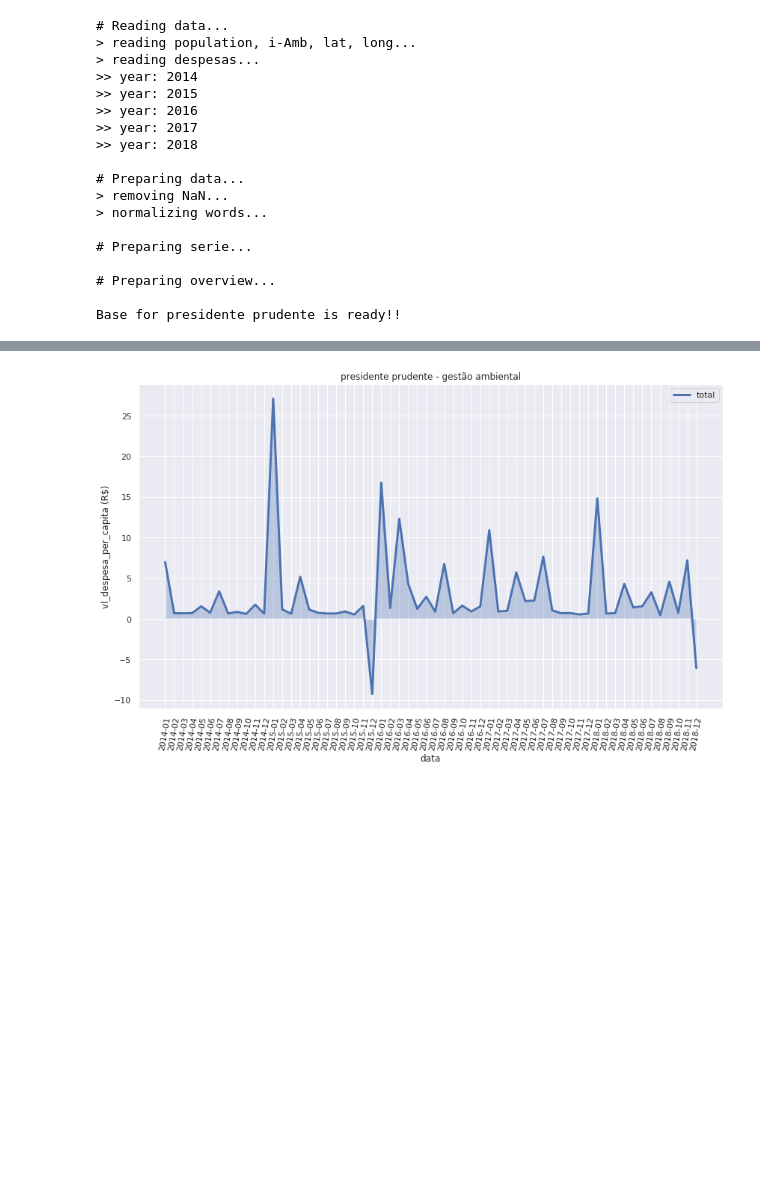
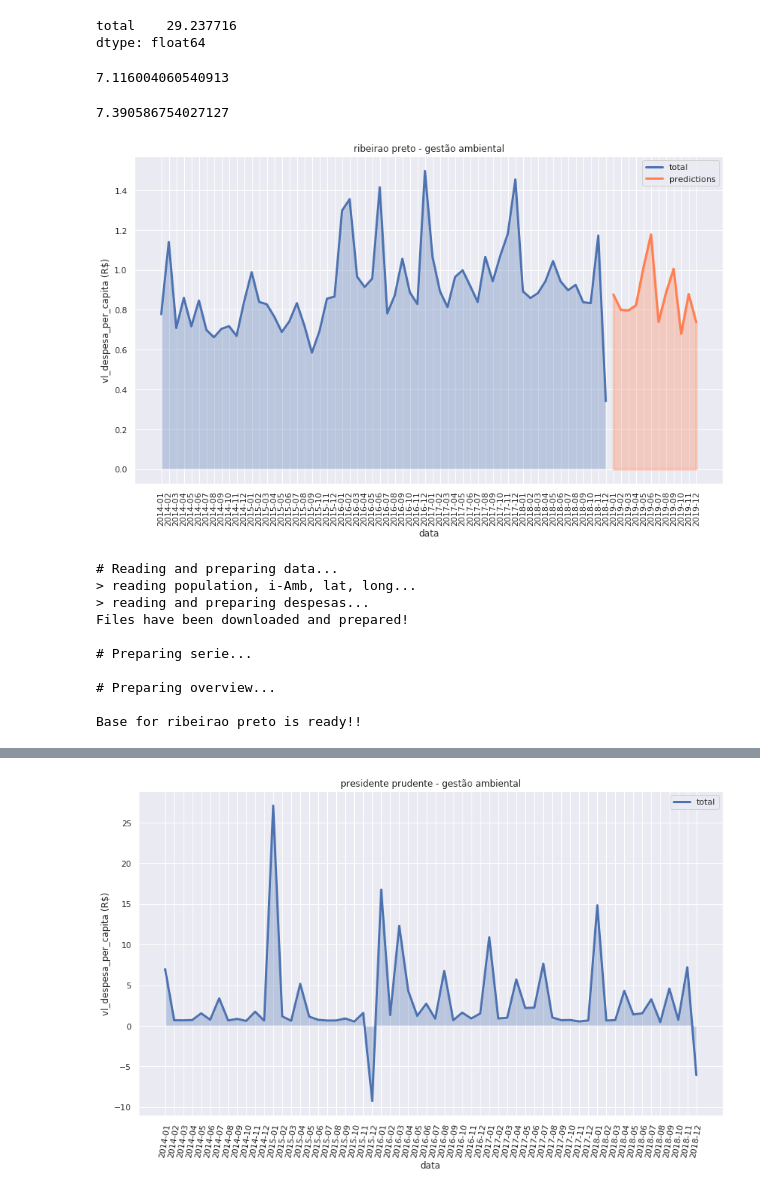
Before and after one commit to guilhermeduartte/Deephack, a Jupyter notebook: Automatizado.ipynb, the cells around one changed output, grey strips where cells are left out. Drawn from its saved outputs; the diff is of its cells as text; code cells hidden in the pictures; blank space fills up the shorter version.

```diff
--- a/Automatizado.ipynb
+++ b/Automatizado.ipynb
@@ -339,21 +550,30 @@ def downloadDespesas(names, year, unzip = False):
+# %%
+exemplo.neighboors_.mean()
+# %% [output]
+total    29.237716
+dtype: float64
+# %%
+exemplo.predictions_['total'].values[:8].sum()
+# %% [output]
+7.116004060540913
+# %%
+exemplo.serie_['total'].values[-12:][:8].sum()
+# %% [output]
+7.390586754027127
+# %%
+exemplo.plotSerie()
+# %% [output]
+[figure, added]
 # %%
-exemplo = Municipio('presidente prudente', years = (2014, 2018), onlyAmbiental=True)
+exemplo = Municipio(nome, years = (2014, 2019))
 # %% [output]
-# Reading data...
+# Reading and preparing data...
 > reading population, i-Amb, lat, long...
-> reading despesas...
->> year: 2014
->> year: 2015
->> year: 2016
->> year: 2017
->> year: 2018
-
-# Preparing data...
-> removing NaN...
-> normalizing words...
+> reading and preparing despesas...
+Files have been downloaded and prepared!
 
 # Preparing serie...
 
 # Preparing overview...
 
-Base for presidente prudente is ready!!
+Base for ribeirao preto is ready!!
```
Also changed, not shown: parts of 16 cells of this notebook.
